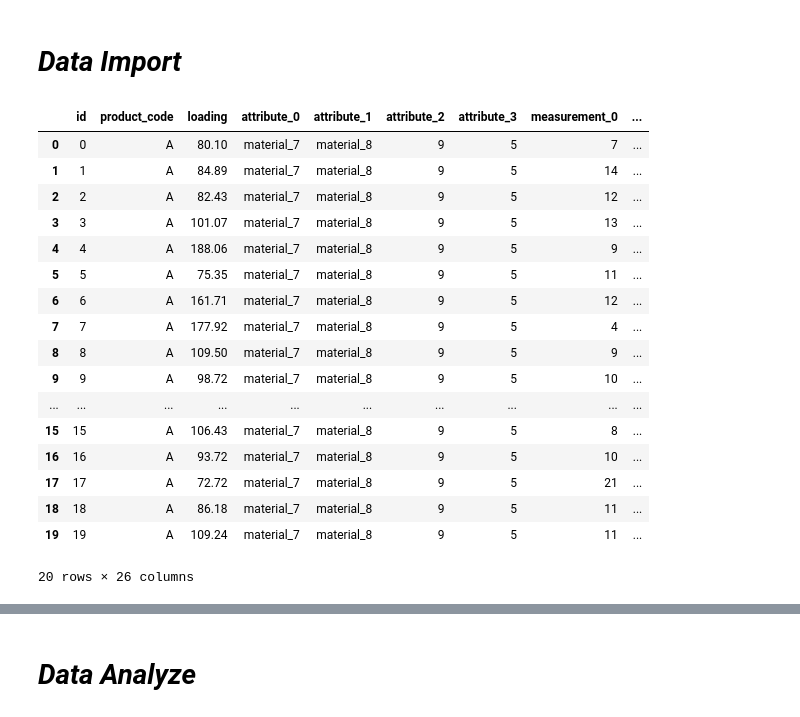
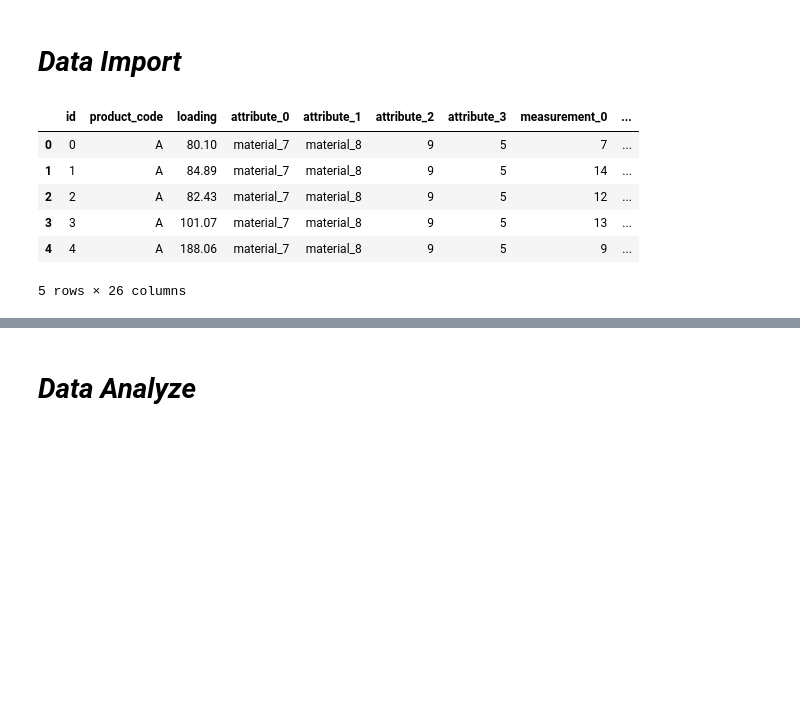
Before and after one commit to Bakhtaki/Kaggle-Competitions, a Jupyter notebook: tp-aug-2022-v1.ipynb, the cells around one changed output, grey strips where cells are left out. Saved outputs shown, nothing was run; the diff lists cells and outputs as text; code cells hidden in the pictures; blank space fills up the shorter version.

```diff
--- a/tp-aug-2022-v1.ipynb
+++ b/tp-aug-2022-v1.ipynb
@@ -90,25 +90,14 @@ gc.enable
 # _Data Import_
 # %%
 train_df = pd.read_csv("/kaggle/input/tabular-playground-series-aug-2022/train.csv")
-train_df.head(20)
+train_df.head()
 # %% [output]
 |  | id | product_code | loading | attribute_0 | attribute_1 | attribute_2 | attribute_3 | measurement_0 | ... |
 | 0 | 0 | A | 80.10 | material_7 | material_8 | 9 | 5 | 7 | ... |
 | 1 | 1 | A | 84.89 | material_7 | material_8 | 9 | 5 | 14 | ... |
 | 2 | 2 | A | 82.43 | material_7 | material_8 | 9 | 5 | 12 | ... |
 | 3 | 3 | A | 101.07 | material_7 | material_8 | 9 | 5 | 13 | ... |
 | 4 | 4 | A | 188.06 | material_7 | material_8 | 9 | 5 | 9 | ... |
-| 5 | 5 | A | 75.35 | material_7 | material_8 | 9 | 5 | 11 | ... |
-| 6 | 6 | A | 161.71 | material_7 | material_8 | 9 | 5 | 12 | ... |
-| 7 | 7 | A | 177.92 | material_7 | material_8 | 9 | 5 | 4 | ... |
-| 8 | 8 | A | 109.50 | material_7 | material_8 | 9 | 5 | 9 | ... |
-| 9 | 9 | A | 98.72 | material_7 | material_8 | 9 | 5 | 10 | ... |
-| ... | ... | ... | ... | ... | ... | ... | ... | ... | ... |
-| 15 | 15 | A | 106.43 | material_7 | material_8 | 9 | 5 | 8 | ... |
-| 16 | 16 | A | 93.72 | material_7 | material_8 | 9 | 5 | 10 | ... |
-| 17 | 17 | A | 72.72 | material_7 | material_8 | 9 | 5 | 21 | ... |
-| 18 | 18 | A | 86.18 | material_7 | material_8 | 9 | 5 | 11 | ... |
-| 19 | 19 | A | 109.24 | material_7 | material_8 | 9 | 5 | 11 | ... |
-20 rows × 26 columns
+5 rows × 26 columns
 # %%
 test_df = pd.read_csv('/kaggle/input/tabular-playground-series-aug-2022/test.csv')
```
Also changed, not shown: parts of 4 cells of this notebook.
